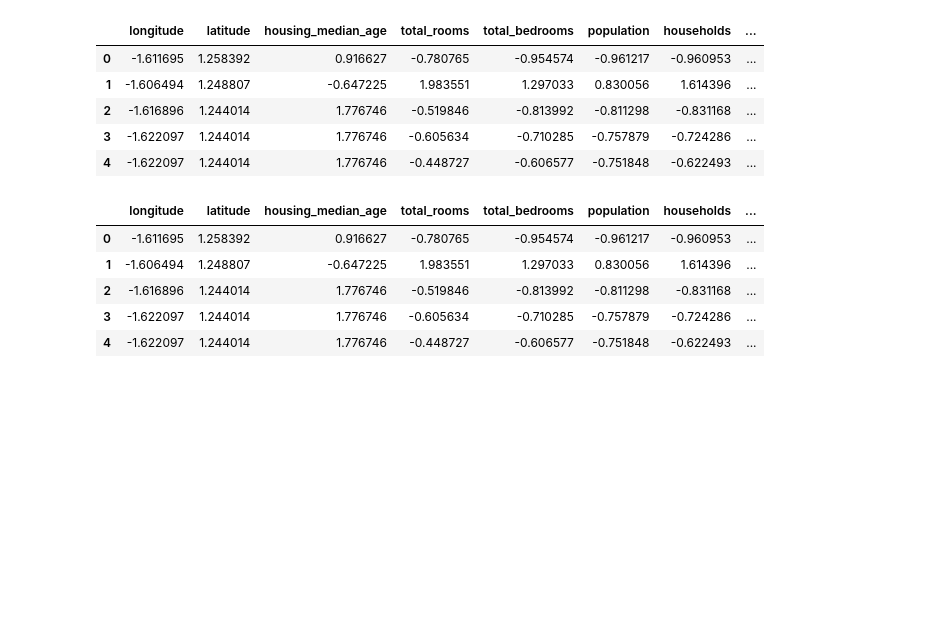
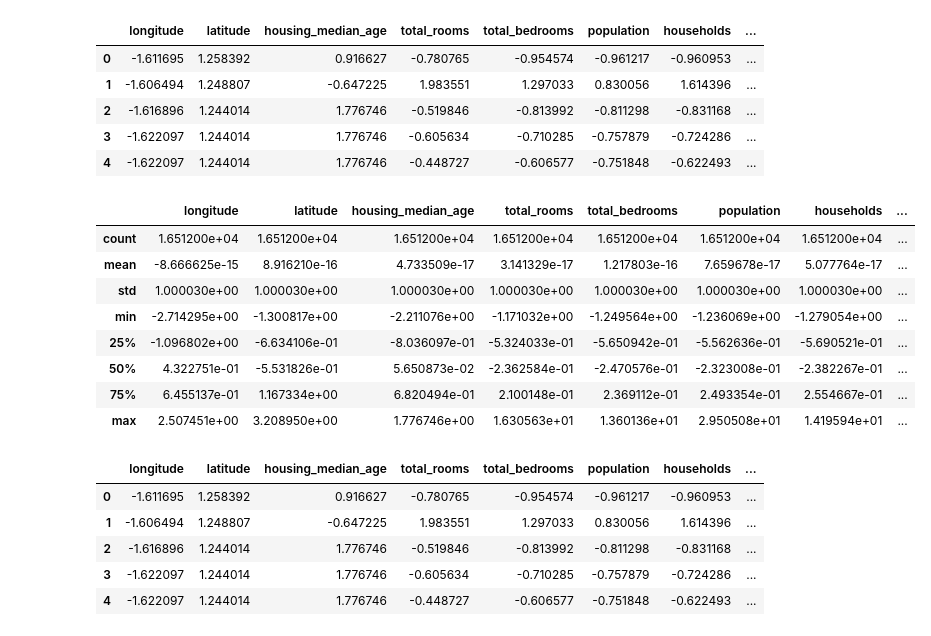
Before and after one commit to JAAM010/introduccion_ml, a Jupyter notebook: notebooks/3_pipeline.ipynb, the cells around one changed output. Saved outputs shown, nothing was run; the diff lists cells and outputs as text; code cells hidden in the pictures; blank space fills up the shorter version.

```diff
--- a/notebooks/3_pipeline.ipynb
+++ b/notebooks/3_pipeline.ipynb
@@ -427,6 +443,18 @@ housing_num_tr.head()
 | 2 | -1.616896 | 1.244014 | 1.776746 | -0.519846 | -0.813992 | -0.811298 | -0.831168 | ... |
 | 3 | -1.622097 | 1.244014 | 1.776746 | -0.605634 | -0.710285 | -0.757879 | -0.724286 | ... |
 | 4 | -1.622097 | 1.244014 | 1.776746 | -0.448727 | -0.606577 | -0.751848 | -0.622493 | ... |
+# %%
+housing_num_tr.describe()
+# %% [output]
+|  | longitude | latitude | housing_median_age | total_rooms | total_bedrooms | population | households | ... |
+| count | 1.651200e+04 | 1.651200e+04 | 1.651200e+04 | 1.651200e+04 | 1.651200e+04 | 1.651200e+04 | 1.651200e+04 | ... |
+| mean | -8.666625e-15 | 8.916210e-16 | 4.733509e-17 | 3.141329e-17 | 1.217803e-16 | 7.659678e-17 | 5.077764e-17 | ... |
+| std | 1.000030e+00 | 1.000030e+00 | 1.000030e+00 | 1.000030e+00 | 1.000030e+00 | 1.000030e+00 | 1.000030e+00 | ... |
+| min | -2.714295e+00 | -1.300817e+00 | -2.211076e+00 | -1.171032e+00 | -1.249564e+00 | -1.236069e+00 | -1.279054e+00 | ... |
+| 25% | -1.096802e+00 | -6.634106e-01 | -8.036097e-01 | -5.324033e-01 | -5.650942e-01 | -5.562636e-01 | -5.690521e-01 | ... |
+| 50% | 4.322751e-01 | -5.531826e-01 | 5.650873e-02 | -2.362584e-01 | -2.470576e-01 | -2.323008e-01 | -2.382267e-01 | ... |
+| 75% | 6.455137e-01 | 1.167334e+00 | 6.820494e-01 | 2.100148e-01 | 2.369112e-01 | 2.493354e-01 | 2.554667e-01 | ... |
+| max | 2.507451e+00 | 3.208950e+00 | 1.776746e+00 | 1.630563e+01 | 1.360136e+01 | 2.950508e+01 | 1.419594e+01 | ... |
 # %%
 # Combinamos numéricas escaladas + categóricas codificadas
 housing_prepared = pd.concat([housing_num_tr, housing_cat_1hot], axis=1)
```
Also changed, not shown: parts of 4 cells of this notebook, 11 other files.
